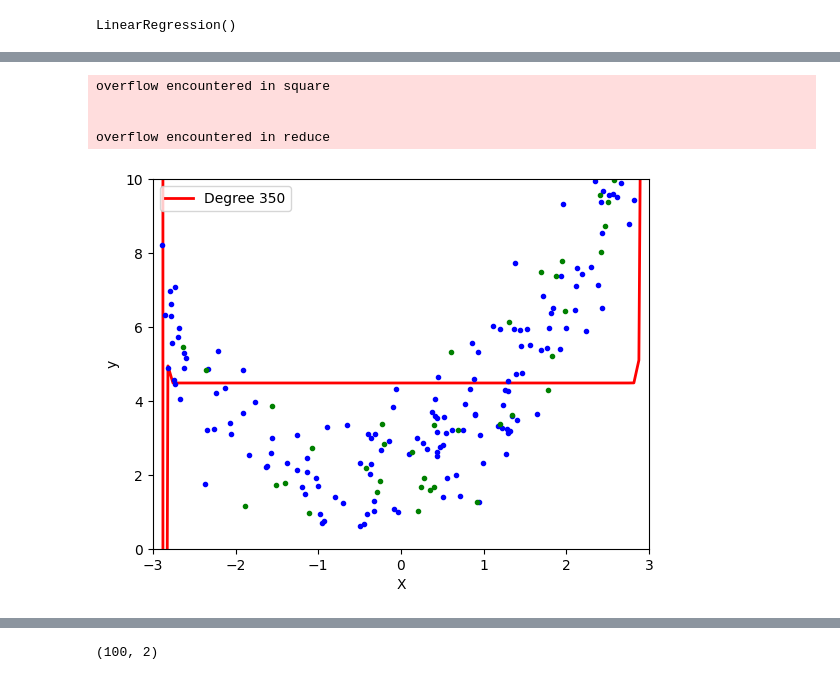
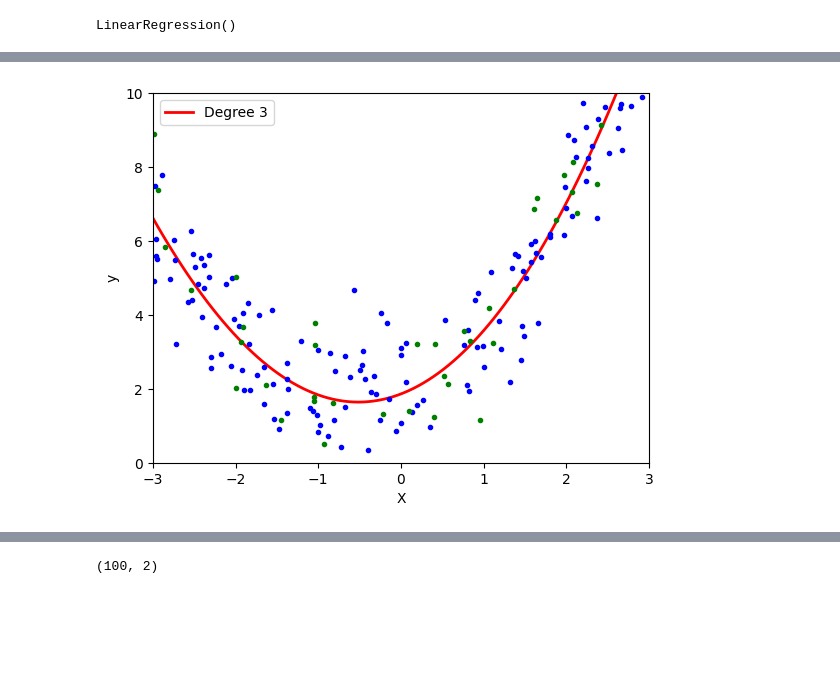
Before and after one commit to prayas7102/ML-Algorithms-Implementation, a Jupyter notebook: polynomial_reg/polynomial-regression.ipynb, the cells around one changed output, grey strips where cells are left out. Drawn from its saved outputs; the diff is of its cells as text; code cells hidden in the pictures; blank space fills up the shorter version.

```diff
--- a/polynomial_reg/polynomial-regression.ipynb
+++ b/polynomial_reg/polynomial-regression.ipynb
@@ -114,13 +117,9 @@ def polynomial_regression(degree):
     plt.axis([-3, 3, 0, 10])
     plt.show()
 # %%
-polynomial_regression(350)
+polynomial_regression(3)
 # %% [output]
-overflow encountered in square
-
-
-overflow encountered in reduce
-[figure, old version]
+[figure, new version]
 # %%
 # Applying Gradient Descent
 
```
Also changed, not shown: parts of 9 cells of this notebook, 3 other files.
